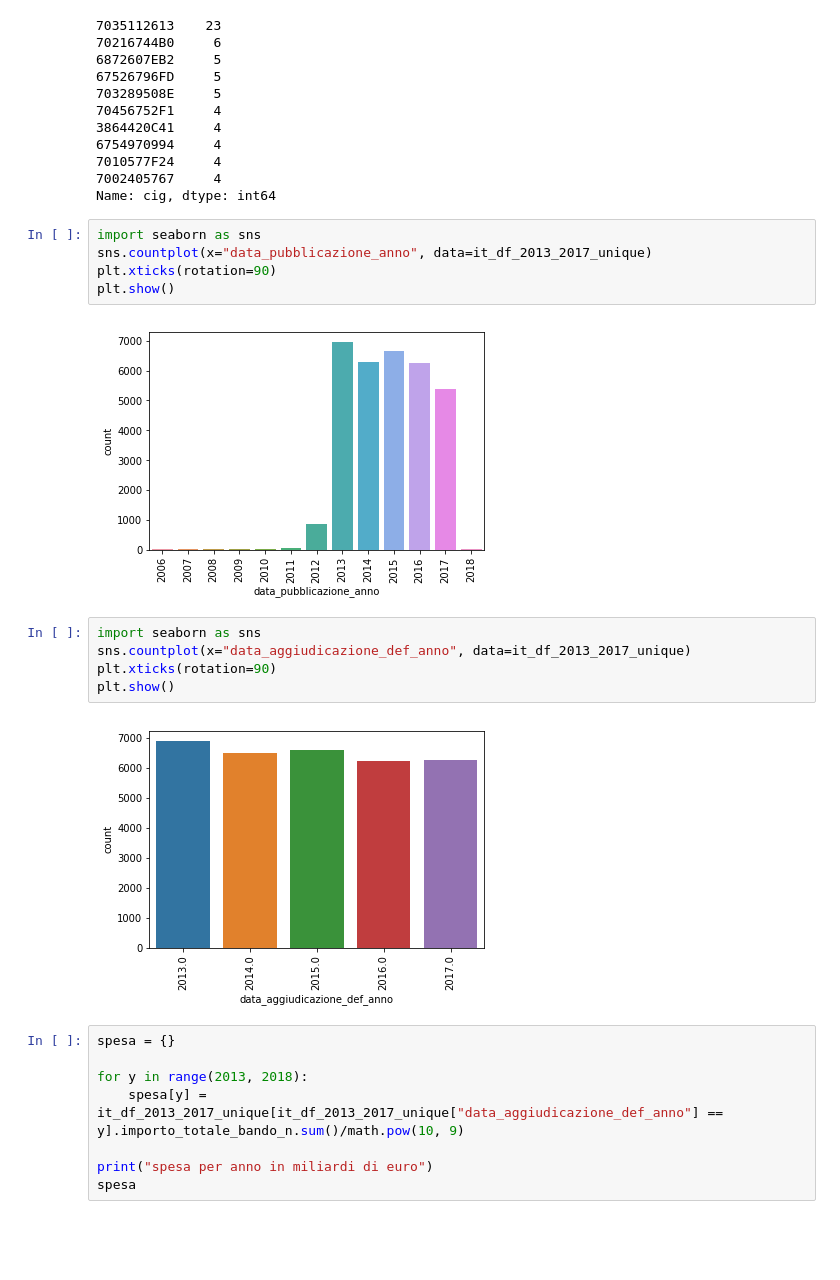
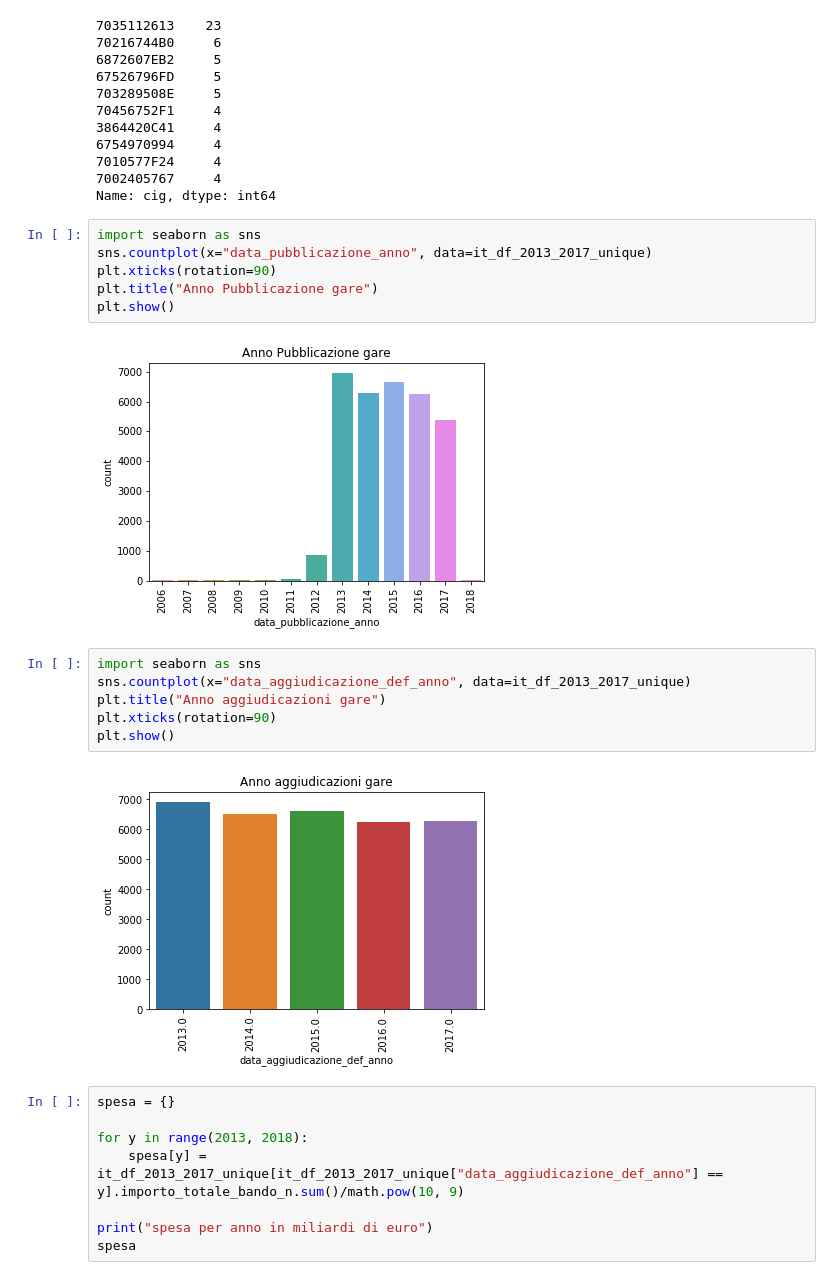
Before and after one commit to fabiana001/anacAnalysis, a Jupyter notebook: notebooks/Analisi SIMOG.ipynb, the cells around one changed output. Saved outputs shown, nothing was run; the diff lists cells and outputs as text; blank space fills up the shorter version.

```diff
--- a/notebooks/Analisi SIMOG.ipynb
+++ b/notebooks/Analisi SIMOG.ipynb
@@ -102,17 +102,19 @@ Name: cig, dtype: int64
 # %%
 import seaborn as sns
 sns.countplot(x="data_pubblicazione_anno", data=it_df_2013_2017_unique)
 plt.xticks(rotation=90)
+plt.title("Anno Pubblicazione gare")
 plt.show()
 # %% [output]
-[figure, old version]
+[figure, new version]
 # %%
 import seaborn as sns
 sns.countplot(x="data_aggiudicazione_def_anno", data=it_df_2013_2017_unique)
+plt.title("Anno aggiudicazioni gare")
 plt.xticks(rotation=90)
 plt.show()
 # %% [output]
-[figure, old version]
+[figure, new version]
 # %%
 spesa = {}
 
```
Also changed, not shown: parts of 1 cell of this notebook.
